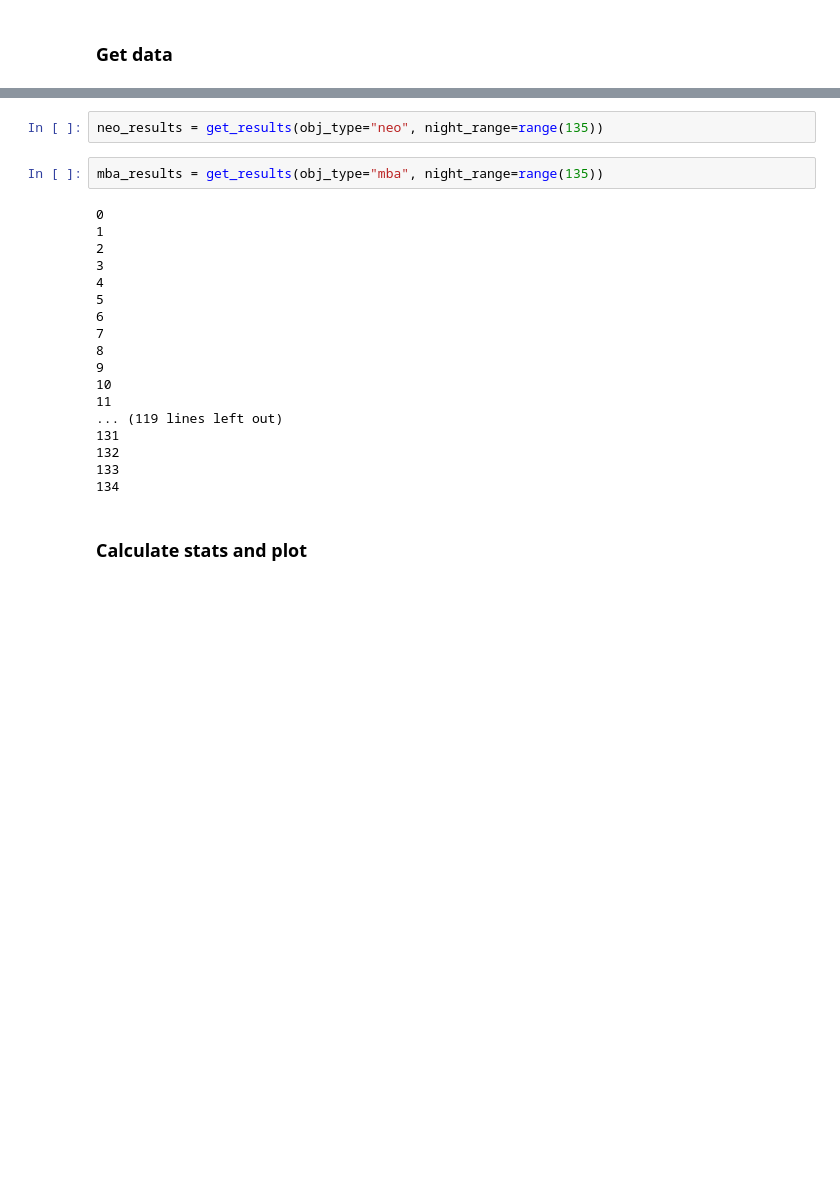
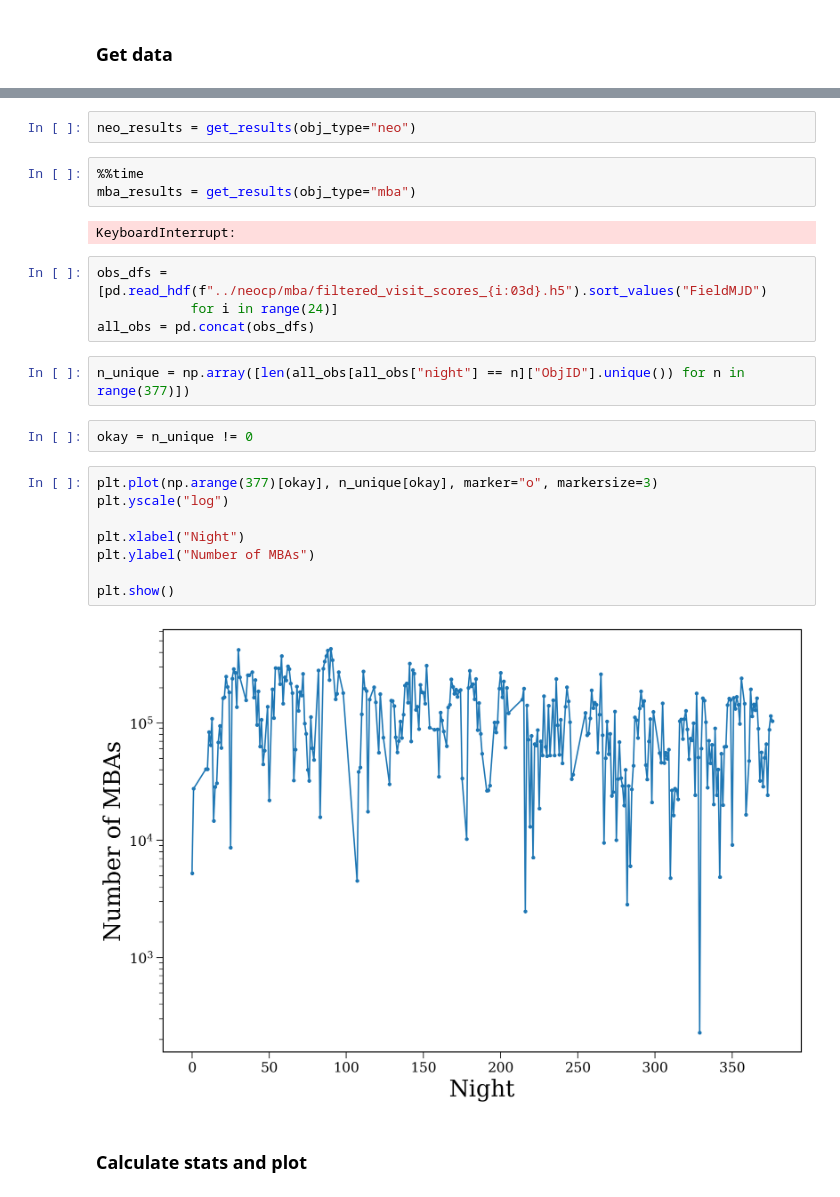
Before and after one commit to dirac-institute/hybrid_sso_catalogue, a Jupyter notebook: lsst_detection_probability/Predict misses.ipynb, the cells around one changed output, grey strips where cells are left out. Drawn from its saved outputs; the diff is of its cells as text; blank space fills up the shorter version.

```diff
--- a/lsst_detection_probability/Predict misses.ipynb
+++ b/lsst_detection_probability/Predict misses.ipynb
@@ -79,25 +82,28 @@ def get_results(obj_type="neo", night_range=range(360)):
 # %%
-neo_results = get_results(obj_type="neo", night_range=range(135))
+neo_results = get_results(obj_type="neo")
 # %%
-mba_results = get_results(obj_type="mba", night_range=range(135))
+%%time
+mba_results = get_results(obj_type="mba")
 # %% [output]
-0
-1
-2
-3
-4
-5
-6
-7
-8
-9
-10
-11
-... (119 lines left out)
-131
-132
-133
-134
+KeyboardInterrupt:
+# %%
+obs_dfs = [pd.read_hdf(f"../neocp/mba/filtered_visit_scores_{i:03d}.h5").sort_values("FieldMJD")
+            for i in range(24)]
+all_obs = pd.concat(obs_dfs)
+# %%
+n_unique = np.array([len(all_obs[all_obs["night"] == n]["ObjID"].unique()) for n in range(377)])
+# %%
+okay = n_unique != 0
+# %%
+plt.plot(np.arange(377)[okay], n_unique[okay], marker="o", markersize=3)
+plt.yscale("log")
+
+plt.xlabel("Night")
+plt.ylabel("Number of MBAs")
+
+plt.show()
+# %% [output]
+[figure, added]
 # %% [markdown]
 ### Calculate stats and plot
 # %%
```
Also changed, not shown: parts of 44 cells of this notebook, 16 other files.
